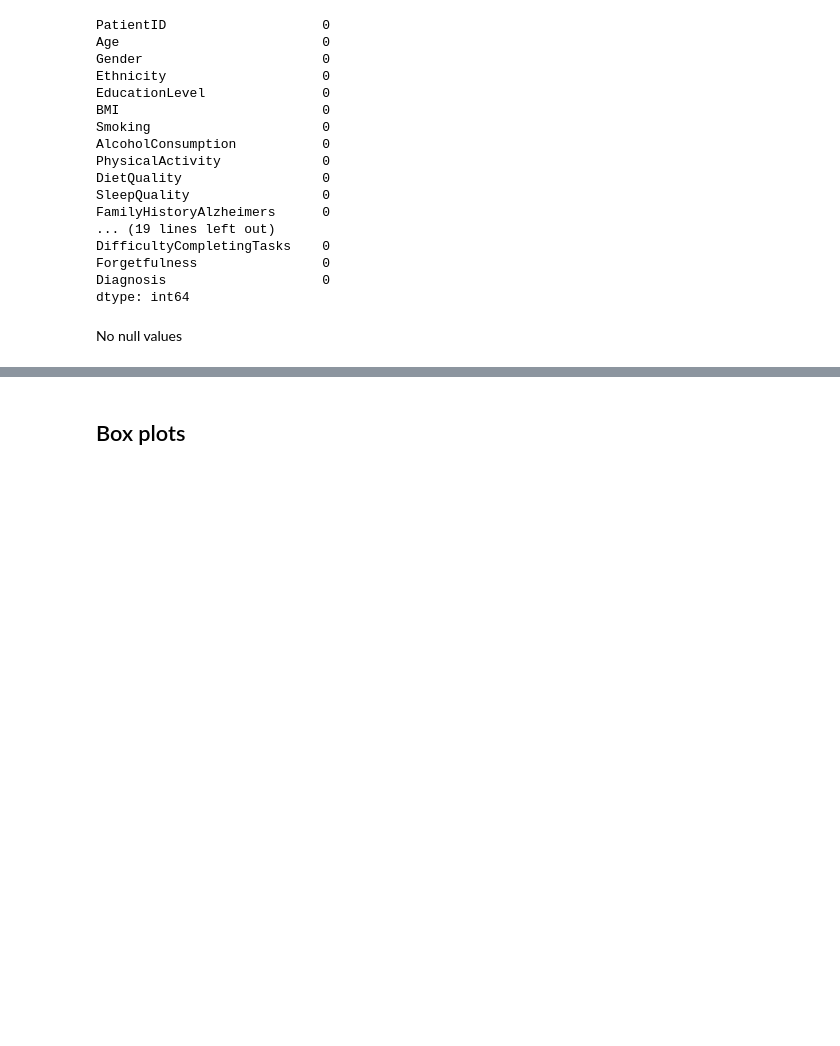
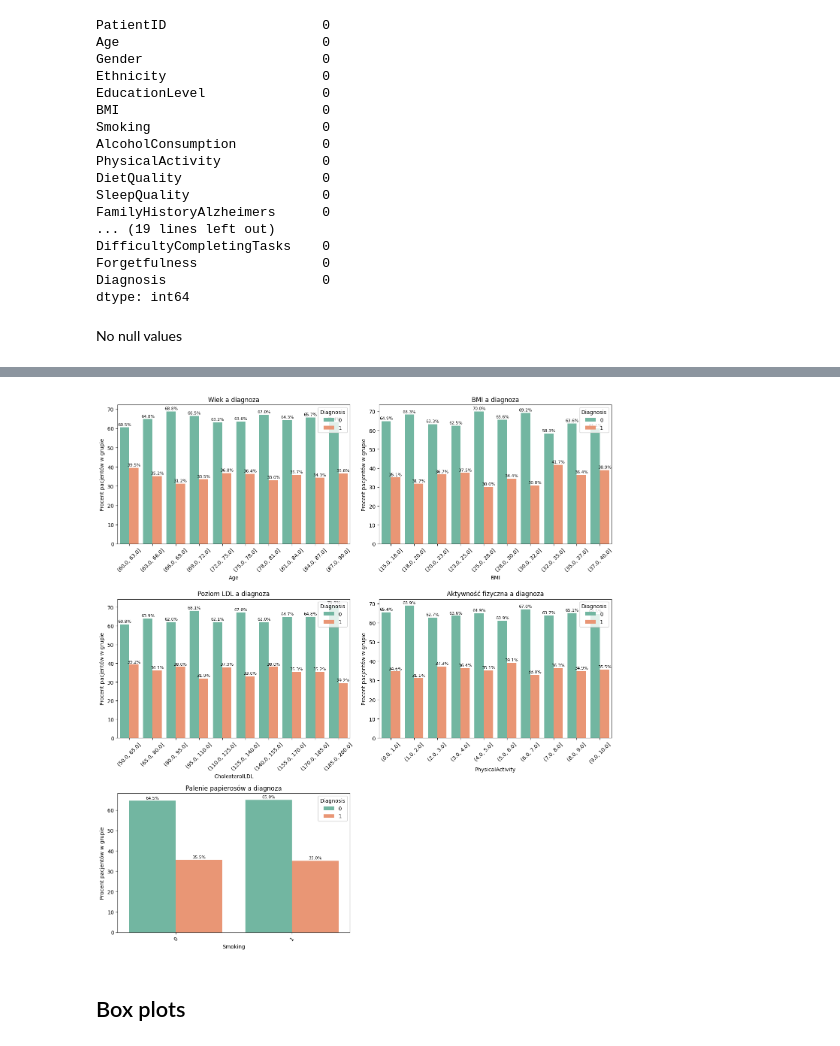
Before and after one commit to JakubDralus/advanced-machine-learning, a Jupyter notebook: project.ipynb, the cells around one changed output, grey strips where cells are left out. Cells and saved outputs as stored; diff of their text form; code cells hidden in the pictures; blank space fills up the shorter version.

```diff
--- a/project.ipynb
+++ b/project.ipynb
@@ -200,3 +303,87 @@ No null values
+# %%
+import pandas as pd
+import matplotlib.pyplot as plt
+import seaborn as sns
+
+fig, axes = plt.subplots(3, 2, figsize=(14,15))
+
+variables_num = ["Age", "BMI", "CholesterolLDL", "PhysicalActivity"]
+titles_num = ["Wiek a diagnoza", "BMI a diagnoza", "Poziom LDL a diagnoza", "Aktywność fizyczna a diagnoza"]
+
+variables_cat = ["Smoking"]
+titles_cat = ["Palenie papierosów a diagnoza"]
+
+for ax, var, title in zip(axes.flatten()[:len(variables_num)], variables_num, titles_num):
+    if var in df.columns and "Diagnosis" in df.columns:
+        bins = 10
+        df["bin"] = pd.cut(df[var], bins=bins)
+
+        df["bin"] = df["bin"].apply(lambda x: pd.Interval(round(x.left), round(x.right), closed="right") if pd.notnull(x) else x)
+
+        procenty = (
+            df.groupby("bin")["Diagnosis"]
+            .value_counts(normalize=True)
+            .rename("Proportion")
+            .mul(100)
+            .reset_index()
+        )
+
+        procenty["Proportion"] = procenty["Proportion"].round(1)
+
+        sns.barplot(
+            data=procenty,
+            x="bin",
+            y="Proportion",
+            hue="Diagnosis",
+            palette="Set2",
+            ax=ax
+        )
+
+        ax.set_title(title, fontsize=12)
+        ax.set_xlabel(var)
+        ax.set_ylabel("Procent pacjentów w grupie")
+        ax.tick_params(axis='x', rotation=45)
+
+        for container in ax.containers:
+            ax.bar_label(container, fmt="%.1f%%", fontsize=8, padding=2)
+
+for ax, var, title in zip(axes.flatten()[len(variables_num):], variables_cat, titles_cat):
+    if var in df.columns and "Diagnosis" in df.columns:
+        df[var] = df[var].astype('category')
+        df['Diagnosis'] = df['Diagnosis'].astype('category')
+
+        procenty = (
+            df.groupby(var)["Diagnosis"]
+            .value_counts(normalize=True)
+            .rename("Proportion")
+            .mul(100)
+            .reset_index()
+        )
+        procenty["Proportion"] = procenty["Proportion"].round(1)
+
+        sns.barplot(
+            data=procenty,
+            x=var,
+            y="Proportion",
+            hue="Diagnosis",
+            palette="Set2",
+            ax=ax
+        )
+
+        ax.set_title(title, fontsize=12)
+        ax.set_xlabel(var)
+        ax.set_ylabel("Procent pacjentów w grupie")
+        ax.tick_params(axis='x', rotation=45)
+
+        for container in ax.containers:
+            ax.bar_label(container, fmt="%.1f%%", fontsize=8, padding=2)
+
+axes.flatten()[-1].axis('off')
+
+plt.tight_layout()
+plt.show()
+# %% [output]
+[figure, added]
 # %% [markdown]
 ## Box plots
 # %%
```
Also changed, not shown: parts of 7 cells of this notebook.
